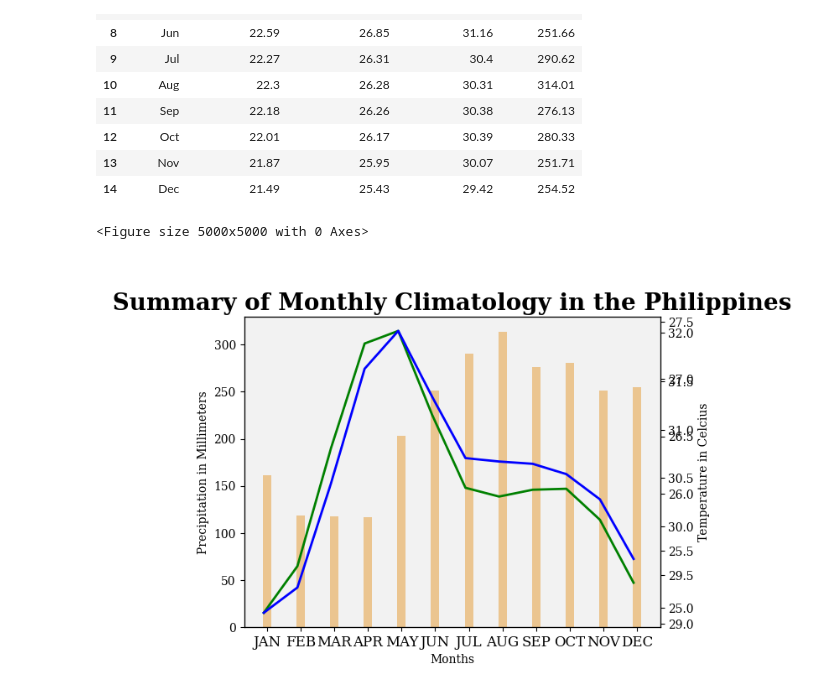
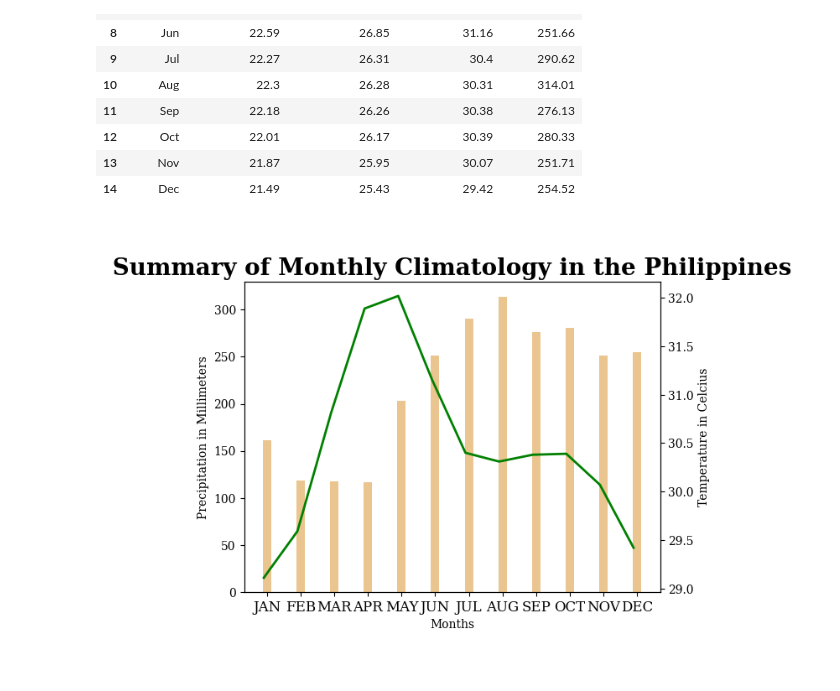
Before and after one commit to cortezjoseph/IT-BA-3204-TEAM_ENVI, a Jupyter notebook: TreeRestrial.ipynb, the cells around one changed output. Cells and saved outputs as stored; diff of their text form; code cells hidden in the pictures.

```diff
--- a/TreeRestrial.ipynb
+++ b/TreeRestrial.ipynb
@@ -44,39 +44,32 @@ newdf['Precipitation']= newdf.Precipitation.astype(float)
 Category = newdf["Category"]
 MinTemperature = newdf["MinTemperature"]
 MeanTemperature = newdf["MeanTemperature"]
 MaxTemperature = newdf["MaxTemperature"]
 Precipitation = newdf["Precipitation"]
 
 #size of the bar graph
 
 #Setting labels
-plt.figure(figsize=(50, 50))
 fig,ax1=plt.subplots()
 widthSize=0.25
 xpos = np.arange(len(Category))
 ax1.set_xlabel('Months')
 ax1.set_ylabel('Precipitation in Millimeters')
 ax1.bar(xpos+0.1,Precipitation, color="#EBC590", width = widthSize, label='Precipitation')
 
 plt.xticks(xpos+0.1, ('JAN', 'FEB', 'MAR', 'APR','MAY','JUN', 'JUL', 'AUG', 'SEP','OCT','NOV','DEC'), fontsize=12)
 plt.title("\n Summary of Monthly Climatology in the Philippines ",  fontweight="bold" , fontsize=20)
 
 ax2=ax1.twinx()
 ax2.set_ylabel('Temperature in Celcius')
 ax2.plot(Category, MaxTemperature, linewidth=2,color='green')
 
-ax3=ax1.twinx()
-ax3.plot(Category, MeanTemperature, linewidth=2,color='blue')
-
-
-
 
 #creating visualizations
 
 
 #Saving visualizations in TIFF file with 300 dpi
-plt.savefig('SummaryWage.tiff', transparent=True, dpi=300)
+plt.savefig('SummaryWage.tiff', transparent=True, dpi=400)
 plt.show()
 # %% [output]
-<Figure size 5000x5000 with 0 Axes>
-[figure, old version]
+[figure, new version]
```
